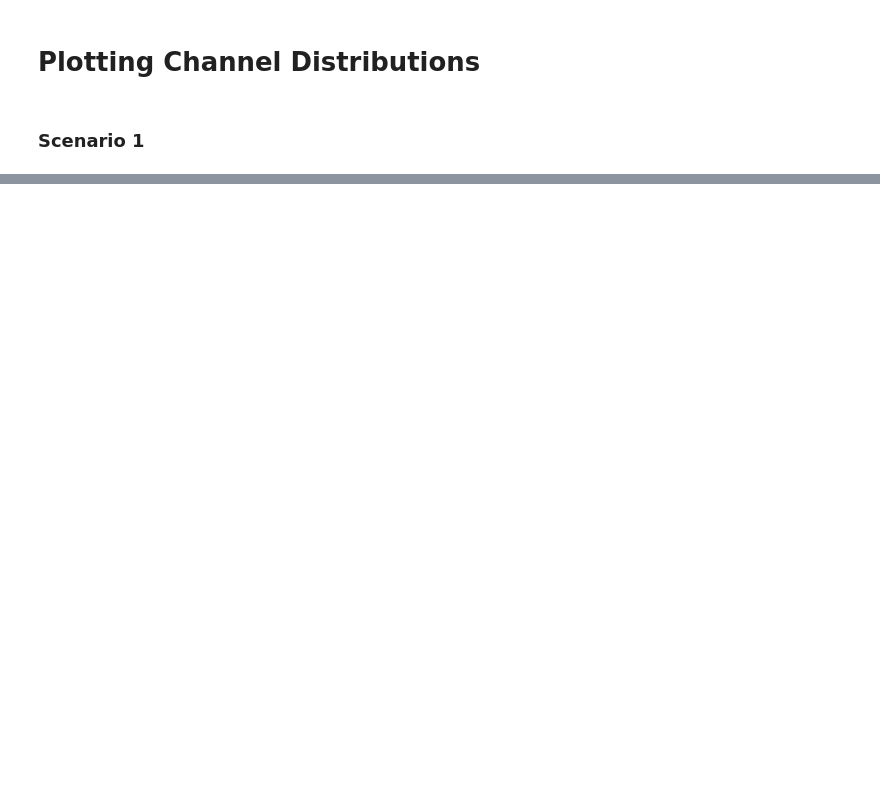
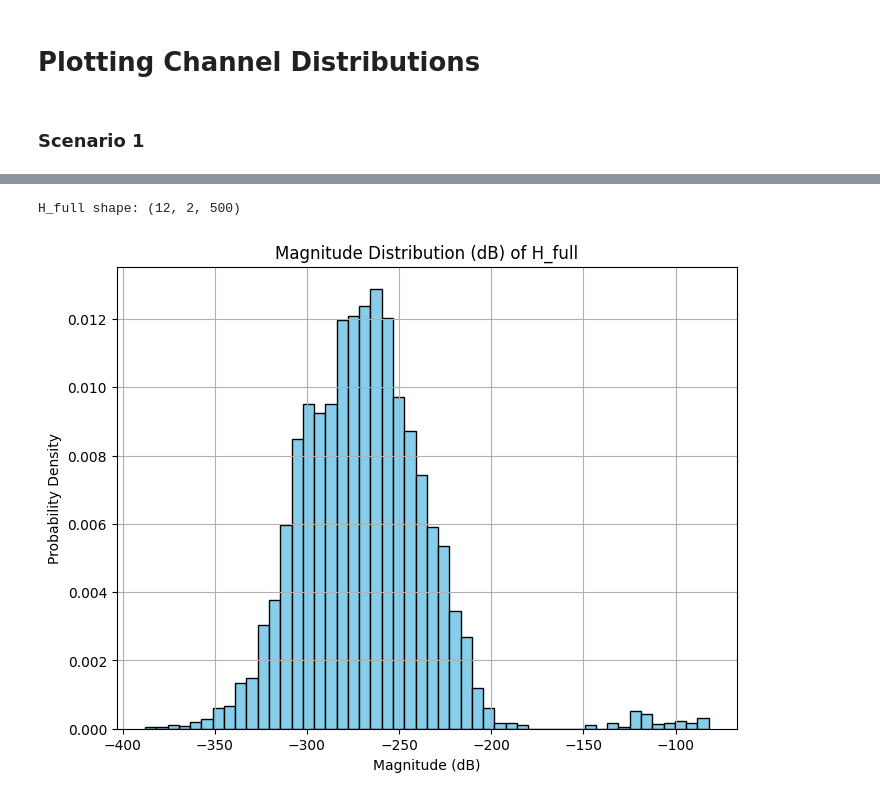
Before and after one commit to ahmd-mohsin/continual-learning-channel-prediction, a Jupyter notebook: notebooks/verify_data.ipynb, the cells around one changed output, grey strips where cells are left out. Saved outputs shown, nothing was run; the diff lists cells and outputs as text; code cells hidden in the pictures; blank space fills up the shorter version.

Commit message:
[feat] Added comparison of datasets

```diff
--- a/notebooks/verify_data.ipynb
+++ b/notebooks/verify_data.ipynb
@@ -34,0 +1,13 @@ with h5py.File(mat_path, "r") as mat:
+# %%
+import scipy.io as sio
+import numpy as np
+
+# Load the .mat file using loadmat (works for older MAT formats)
+data = sio.loadmat("../dataset/output/H_full.mat")
+
+# List the variables stored in the file
+print("Variables in the file:", data.keys())
+
+# Assuming the variable name is 'H_full' (as saved in MATLAB)
+H_full = data['H_full']
+print("H_full shape:", H_full.shape)
@@ -277,0 +80,42 @@ else:
+# %%
+import scipy.io as sio
+import numpy as np
+import matplotlib.pyplot as plt
+
+# Load the .mat file using loadmat (for older MAT formats)
+data = sio.loadmat("../dataset/output/H_full.mat")
+H_full = data['H_full']  # Expected shape: (16, 2, 500)
+print("H_full shape:", H_full.shape)
+
+# Flatten the channel matrix to 1D (all coefficients)
+H_flat = H_full.flatten()
+
+# Compute the magnitude and phase
+magnitude = np.abs(H_flat)
+phase = np.angle(H_flat)
+
+# Convert magnitude to dB
+# For example, 1e-15 becomes 20*log10(1e-15) = -300 dB,
+# and 1e-14 becomes -280 dB.
+mag_db = 20 * np.log10(magnitude)
+
+# Plot the magnitude distribution in dB scale
+plt.figure(figsize=(8, 6))
+plt.hist(mag_db, bins=50, density=True, color='skyblue', edgecolor='black')
+plt.xlabel('Magnitude (dB)')
+plt.ylabel('Probability Density')
+plt.title('Magnitude Distribution (dB) of H_full')
+plt.grid(True)
+plt.show()
+
+# # Plot the phase distribution (radians)
+# plt.figure(figsize=(8, 6))
+# plt.hist(phase, bins=50, density=True, color='lightgreen', edgecolor='black')
+# plt.xlabel('Phase (radians)')
+# plt.ylabel('Probability Density')
+# plt.title('Phase Distribution of H_full')
+# plt.grid(True)
+# plt.show()
+# %% [output]
+H_full shape: (12, 2, 500)
+[figure, added]
```
Also changed, not shown: parts of 19 cells of this notebook, 1 other file.
